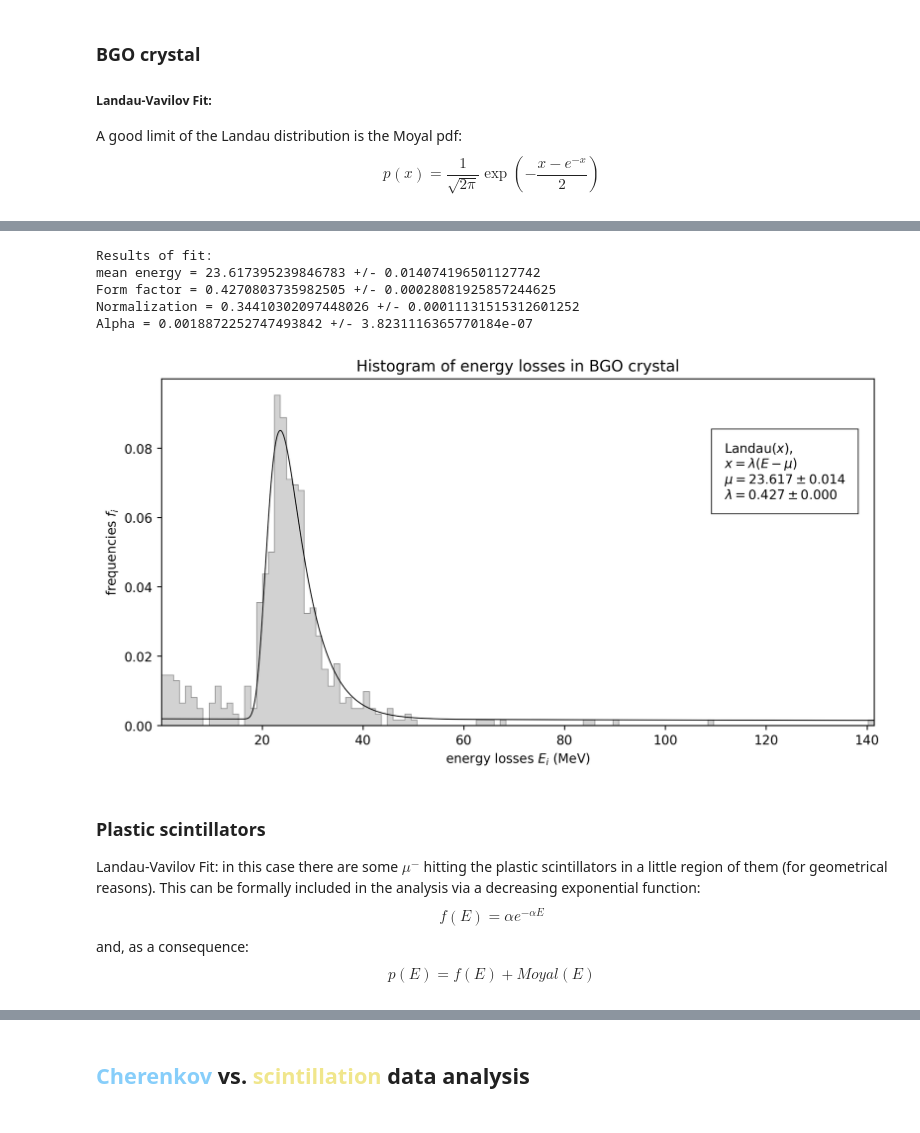
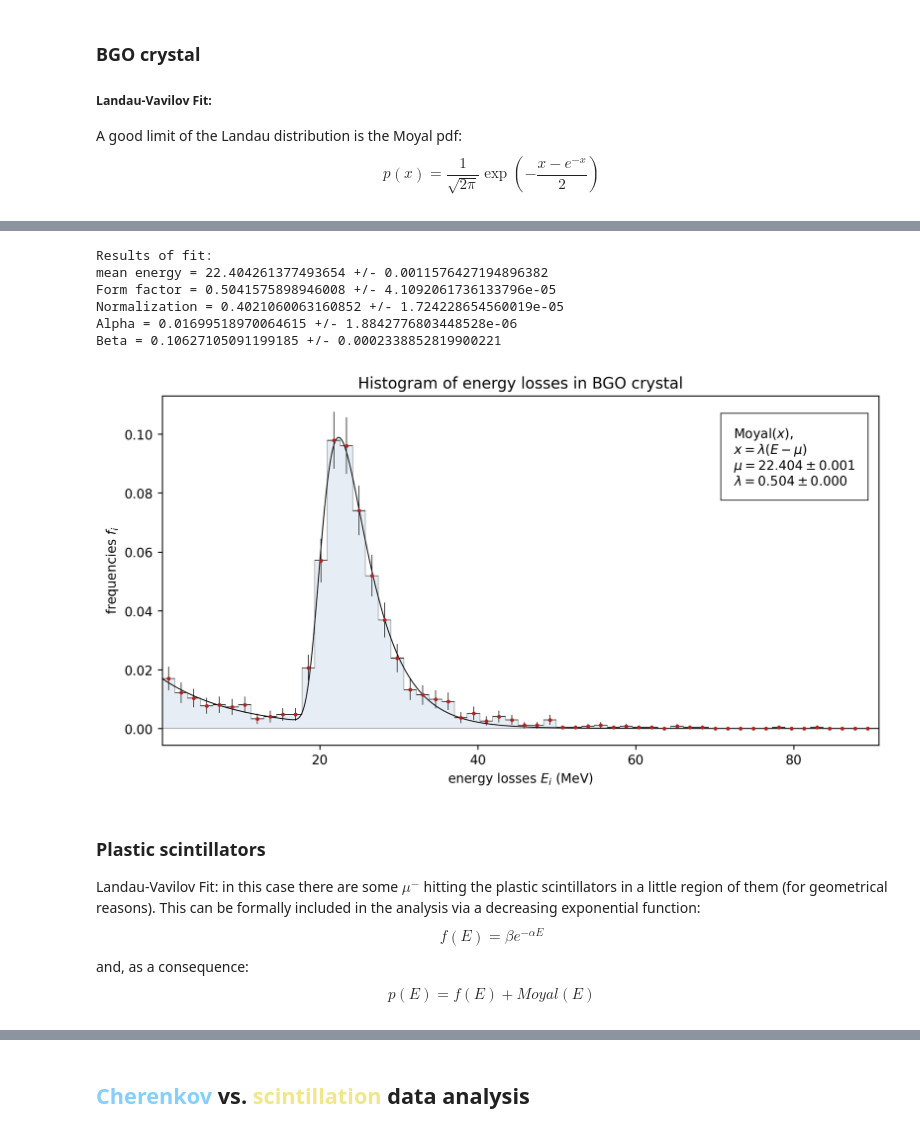
Before and after one commit to emanuelitoss/DreamExperiment, a Jupyter notebook: analysisDreamSimulation/dreamAnalysis.ipynb, the cells around one changed output, grey strips where cells are left out. Cells and saved outputs as stored; diff of their text form; code cells hidden in the pictures.

```diff
--- a/analysisDreamSimulation/dreamAnalysis.ipynb
+++ b/analysisDreamSimulation/dreamAnalysis.ipynb
@@ -9,10 +9,7 @@ import scipy.optimize as optim
 import scipy.stats as stats
 
 # filename (to read data)
-fileName = '_p35_degrees.txt'
-directory = '../datasets/ReflTransm/'
+fileName = '30degrees.txt'
+directory = '../datasets/'
 fileName = directory + fileName
-
-# constants of the run
-number_generated_events = 1000000
-number_detected_events = 89
+fileNameNumbers = directory + '/July2/numbersP30.txt'
@@ -81,10 +42,14 @@ You have 526 data
 A good limit of the Landau distribution is the Moyal pdf:
 $$ p(x) = \frac{1}{\sqrt{2\pi}} \exp \left( -\frac{x-e^{-x}}{2} \right) $$
 # %%
-# Moyal distribution + parameters
+# Moyal distribution
 def f(x,mean,form,normalization):
     return normalization*stats.moyal.pdf(form*(x-mean))
 
+# exponential distribution
+def exponential(x, alpha, beta): #extended
+    return alpha*np.exp(-beta*x)
+
 # Moyal distribution + exponential one
 def g(x, mean, form, normalization, alpha):
-    return normalization*stats.moyal.pdf(form*(x-mean)) + alpha*np.exp(-alpha*x)
+    return f(x,mean,form,normalization) + alpha*np.exp(-alpha*x)
@@ -93,51 +59,80 @@ Fit:
 # %%
 # extrapolate data from histogram
-bin_heights, bin_borders = np.histogram(energyBGO, bins=100, density=True)
+nb = 75
+bin_heights, bin_borders = np.histogram(energyBGO, bins=nb, density=False)
+
+# errors
+delta_bin_heights = []
+for value in bin_heights: delta_bin_heights.append(np.sqrt(value)/len(energyBGO))
+bin_heights, bin_borders = np.histogram(energyBGO, bins=nb, density=True)
 bin_centers = bin_borders[:-1] + 0.5*np.diff(bin_borders)
+bin_width = np.diff(bin_borders)
+xerror = [bin_width[0]*0.5 for i in bin_centers]
 
+# fit of the exponential funciton, using first 13 elements
+initial_alpha, initial_beta = bin_heights[0], bin_heights[0]
+x_coords = bin_centers[:9]
+y_coords = bin_heights[:9]
+[alphaBGO, betaBGO], covariance_alphabeta_BGO = optim.curve_fit(exponential,
+        x_coords, y_coords, p0=[initial_alpha,initial_beta], bounds=[0, np.inf])
+
+# I subtract the exponential function to the heights
+new_heights = list(bin_heights - [exponential(val, alphaBGO, betaBGO) for val in bin_centers])
 # fit of the Landau-Moyal function
-[mean_energyBGO, form_BGO, normalization_BGO, alphaBGO], covariance_BGO = optim.curve_fit(g, bin_centers, bin_heights, p0=[np.mean(energyBGO),0.4,max(bin_heights),bin_heights[0]])
+# energy corresponing to maximum:
+idx_maximum = new_heights.index(max(new_heights))
+max_energy = bin_centers[idx_maximum]
+# initial values of parameters and their limits:
+initial_values = [max_energy,0.4,max(new_heights)]
+lower_bounds = [0,0,0]
+upper_bounds = [50, 10, np.inf]
+[mean_energyBGO, form_BGO, normalization_BGO], covariance_BGO = optim.curve_fit(f,
+        bin_centers, new_heights, p0=initial_values, bounds=[lower_bounds, upper_bounds])
 
 # print results
 print("Results of fit:\nmean energy = {0} +/- {1}".format(mean_energyBGO,covariance_BGO[0][0]))
 print("Form factor = {0} +/- {1}".format(form_BGO,covariance_BGO[1][1]))
 print("Normalization = {0} +/- {1}".format(normalization_BGO,covariance_BGO[2][2]))
-print("Alpha = {0} +/- {1}".format(alphaBGO,covariance_BGO[3][3]))
+print("Alpha = {0} +/- {1}".format(alphaBGO,covariance_alphabeta_BGO[0][0]))
+print("Beta = {0} +/- {1}".format(betaBGO,covariance_alphabeta_BGO[1][1]))
 # %% [output]
 Results of fit:
-mean energy = 23.617395239846783 +/- 0.014074196501127742
-Form factor = 0.4270803735982505 +/- 0.00028081925857244625
-Normalization = 0.34410302097448026 +/- 0.00011131515312601252
-Alpha = 0.0018872252747493842 +/- 3.8231116365770184e-07
+mean energy = 22.404261377493654 +/- 0.0011576427194896382
+Form factor = 0.5041575898946008 +/- 4.1092061736133796e-05
+Normalization = 0.4021060063160852 +/- 1.724228654560019e-05
+Alpha = 0.01699518970064615 +/- 1.8842776803448528e-06
+Beta = 0.10627105091199185 +/- 0.0002338852819900221
 # %%
 # prepare the figure
 fig = plt.figure(111, figsize=(10,5), dpi=250)
 
-# plot the histo
-plt.hist(energyBGO, bins=120, label='BGO crystal', histtype="stepfilled",
-        color='gray', ec='black', alpha=0.35, lw=0.65, density=True)
+# plot the histo and relative points with errors
+plt.hist(energyBGO, bins=nb, label='BGO crystal', histtype="stepfilled",
+        color='lightsteelblue', ec='black', alpha=0.3, lw=0.65, density=True)
+plt.errorbar(bin_centers, bin_heights, yerr=delta_bin_heights, xerr=xerror,
+             marker='o', markersize=2, color="firebrick", ecolor="black", lw=0, elinewidth=0.5)
 
 # prepare data to plot
 energy_samples = np.arange(min(energyBGO), max(energyBGO), 0.0001)
-landau_samples = g(energy_samples, mean_energyBGO, form_BGO, normalization_BGO, alphaBGO)
+landau_samples = f(energy_samples, mean_energyBGO, form_BGO, normalization_BGO) + exponential(energy_samples, alphaBGO, betaBGO)
 
 # plot the fitted function
-plt.plot(energy_samples, landau_samples, label='Landau distribution', lw=0.75, alpha=2, color="black")
+plt.plot(energy_samples, landau_samples, label='Landau distribution', lw=0.75, alpha=1, color="black")
 
 # visualize
 plt.title('Histogram of energy losses in BGO crystal')
 plt.xlabel('energy losses $E_i$ (MeV)')
-plt.xlim(min(energyBGO), max(energyBGO))
+plt.xlim(min(energyBGO), max(energyBGO)-30)
 plt.ylabel('frequencies $f_i$')
-plt.text(min(energyBGO)+0.79*(max(energyBGO)-min(energyBGO)), max(bin_heights)*0.715,
-         'Landau$(x)$,\n$x = \lambda(E-\mu)$\n$\mu={0:.3f} \pm {1:.3f}$\n$\lambda = {2:.3f} \pm {3:.3f}$'.format(mean_energyBGO, covariance_BGO[0][0], form_BGO, covariance_BGO[1][1]),
+plt.text(min(energyBGO)+0.79*(max(energyBGO)-min(energyBGO))-23, max(bin_heights)*0.845,
+         'Moyal$(x)$,\n$x = \lambda(E-\mu)$\n$\mu={0:.3f} \pm {1:.3f}$\n$\lambda = {2:.3f} \pm {3:.3f}$'.format(mean_energyBGO, covariance_BGO[0][0], form_BGO, covariance_BGO[1][1]),
          bbox={'facecolor': 'white', 'alpha': 0.9, 'lw': 0.7, 'pad': 10})
 plt.show()
 fig.savefig("LandauBGO.jpg",bbox_inches='tight')
 # %% [output]
-[figure, old version]
+[figure, new version]
 # %% [markdown]
 ### Plastic scintillators
 Landau-Vavilov Fit: in this case there are some $\mu^-$ hitting the plastic scintillators in a little region of them (for geometrical reasons). This can be formally included in the analysis via a decreasing exponential function:
-$$ f(E) = \alpha e^{-\alpha E} $$
+$$ f(E) = \beta e^{-\alpha E} $$
 and, as a consequence: $$p(E) = f(E) + Moyal(E)$$
```
Also changed, not shown: parts of 26 cells of this notebook, 6 other files.
